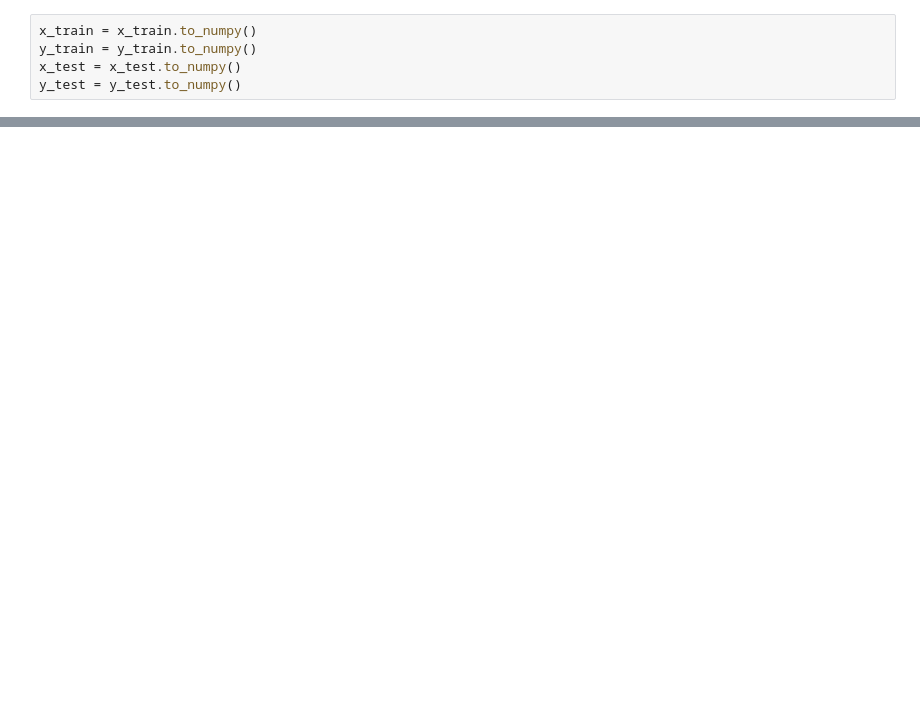
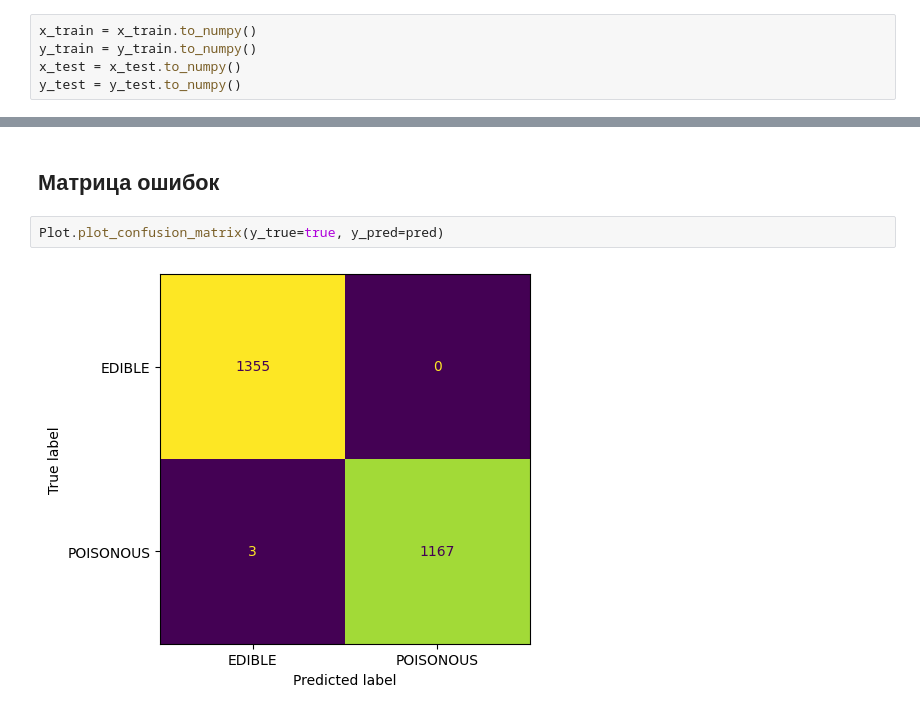
Before and after one commit to Grischenkov/NeuralNetworks, a Jupyter notebook: Lab2/solution.ipynb, the cells around one changed output, grey strips where cells are left out. Drawn from its saved outputs; the diff is of its cells as text; blank space fills up the shorter version.

```diff
--- a/Lab2/solution.ipynb
+++ b/Lab2/solution.ipynb
@@ -232,0 +293,6 @@ Test dataset shape:  (2525, 18), (2525,)
+# %% [markdown]
+## Матрица ошибок
+# %%
+Plot.plot_confusion_matrix(y_true=true, y_pred=pred)
+# %% [output]
+[figure, added]
```
Also changed, not shown: parts of 18 cells of this notebook.
